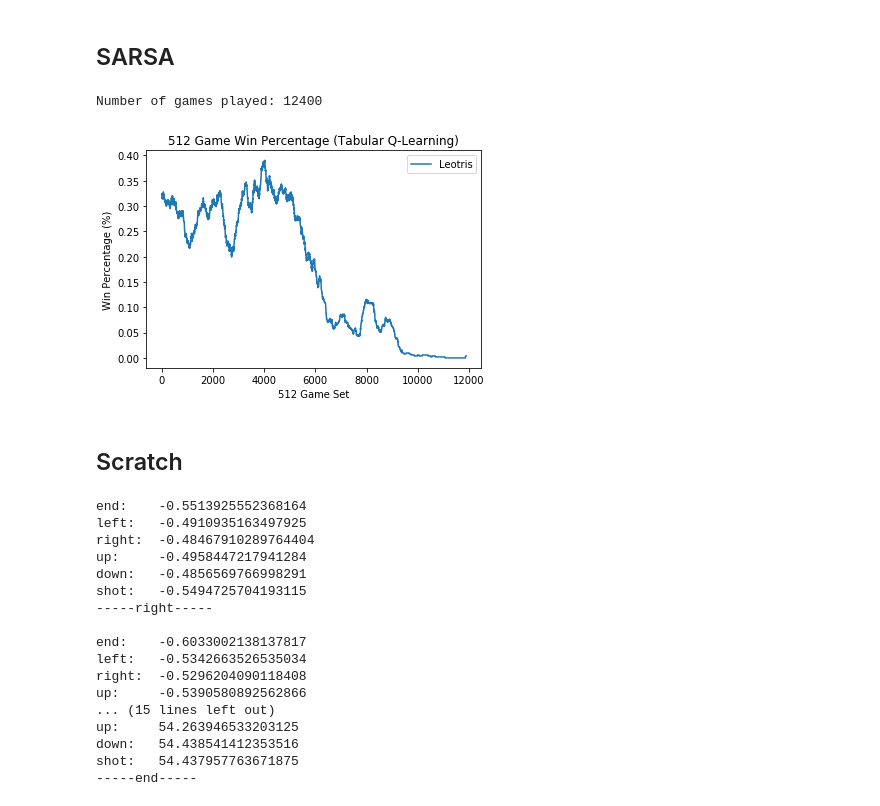
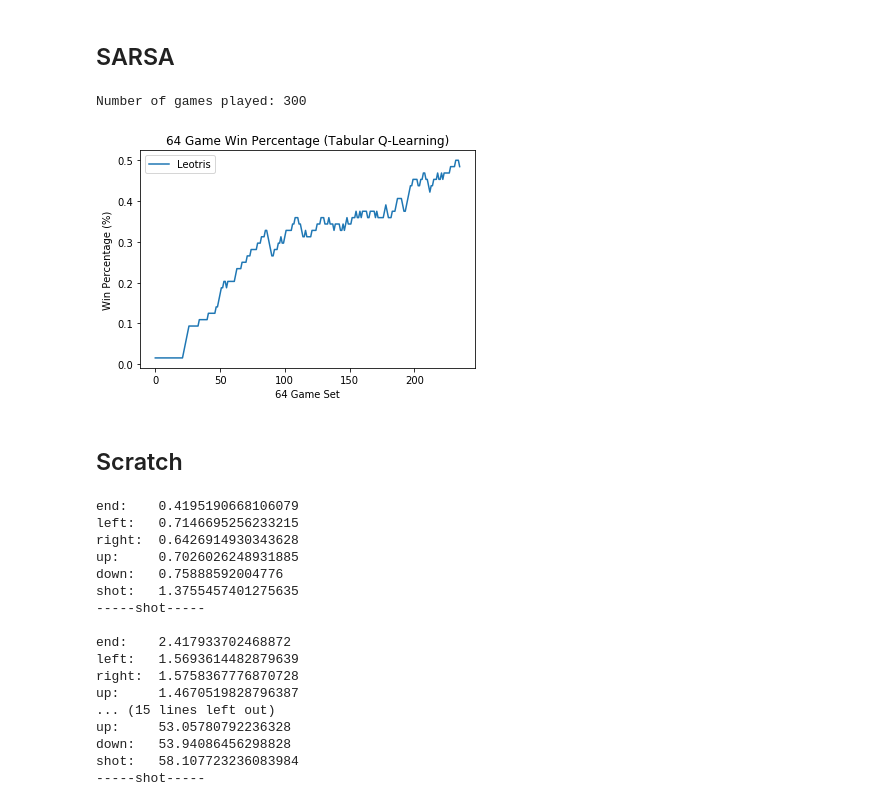
Before and after one commit to AndrewLim1990/dungeonsNdata, a Jupyter notebook: analysis.ipynb, the cells around one changed output. Cells and saved outputs as stored; diff of their text form; code cells hidden in the pictures.

```diff
--- a/analysis.ipynb
+++ b/analysis.ipynb
@@ -207,32 +207,32 @@ Number of games played: 100
 # %% [markdown]
 ## SARSA
 # %%
-batch_size = 512
+batch_size = 64
 win_pcts = defaultdict(list)
 
 creatures = ["Leotris"]
 
 winner_list = dill.load(open("results/winner_list_SARSA.pickle", "rb"))
 
 print("Number of games played: {}".format(len(winner_list)))
 
 for i in range(0, len(winner_list) - batch_size):
     batch_winner_list = winner_list[i:(i+batch_size)]
     win_pct = calc_win_percentage(batch_winner_list, creatures=creatures)
     for creature, batch_win_pct in win_pct.items():
         win_pcts[creature].append(batch_win_pct)
 
 for creature in creatures:
     plt.plot(range(len(win_pcts[creature])), win_pcts[creature], label=creature)
 plt.title("{} Game Win Percentage (Tabular Q-Learning)".format(batch_size))
 
 plt.ylabel("Win Percentage (%)")
 plt.xlabel("{} Game Set".format(batch_size))
 plt.legend()
 plt.show()
 # %% [output]
-Number of games played: 12400
+Number of games played: 300
-[figure, old version]
+[figure, new version]
 # %% [markdown]
 ## Scratch
 # %%
@@ -261,7 +261,7 @@ state = torch.tensor([[
     0.2, # enemy x
     0.2, # enemy y
     1.0, # attacks used
-    1.0, # movement remaining
+    0.0, # movement remaining
     -0.7, # number steps
 ]])
 
@@ -296,20 +296,20 @@ state = torch.tensor([[
 
 report_actions(state)
 # %% [output]
-end:    -0.5513925552368164
-left:   -0.4910935163497925
-right:  -0.48467910289764404
-up:     -0.4958447217941284
-down:   -0.4856569766998291
-shot:   -0.5494725704193115
------right-----
+end:    0.4195190668106079
+left:   0.7146695256233215
+right:  0.6426914930343628
+up:     0.7026026248931885
+down:   0.75888592004776
+shot:   1.3755457401275635
+-----shot-----
 
-end:    -0.6033002138137817
-left:   -0.5342663526535034
-right:  -0.5296204090118408
-up:     -0.5390580892562866
+end:    2.417933702468872
+left:   1.5693614482879639
+right:  1.5758367776870728
+up:     1.4670519828796387
 ... (15 lines left out)
-up:     54.263946533203125
-down:   54.438541412353516
-shot:   54.437957763671875
------end-----
+up:     53.05780792236328
+down:   53.94086456298828
+shot:   58.107723236083984
+-----shot-----
```
Also changed, not shown: 4 other files.
